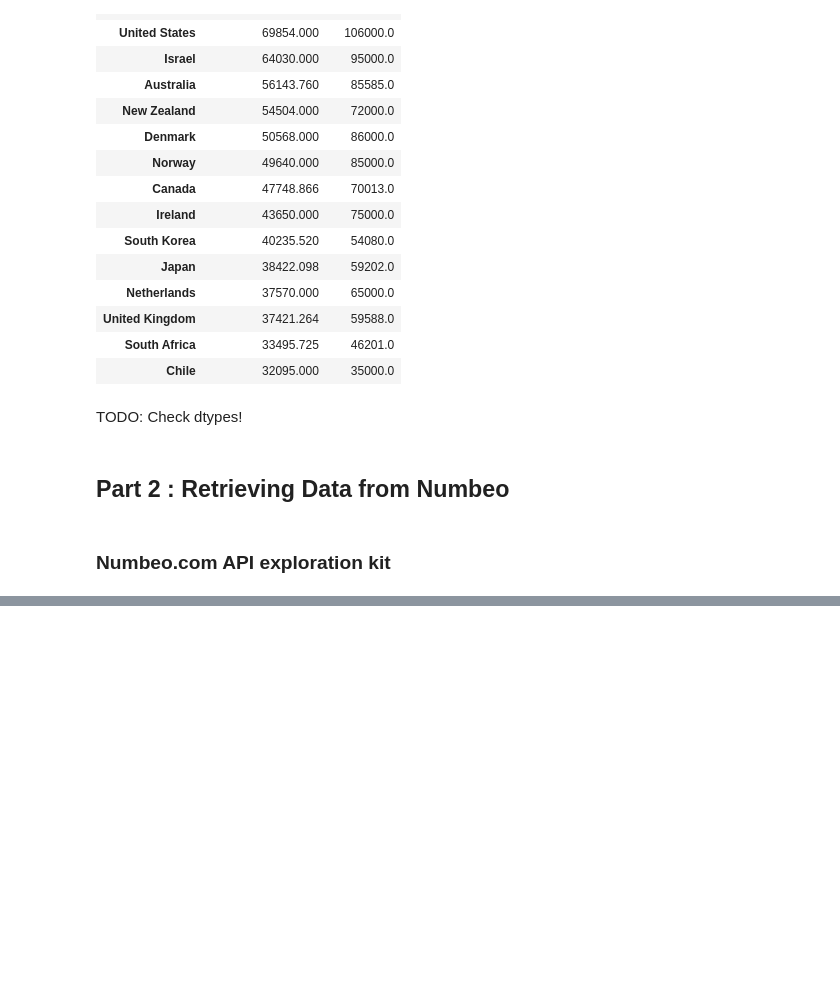
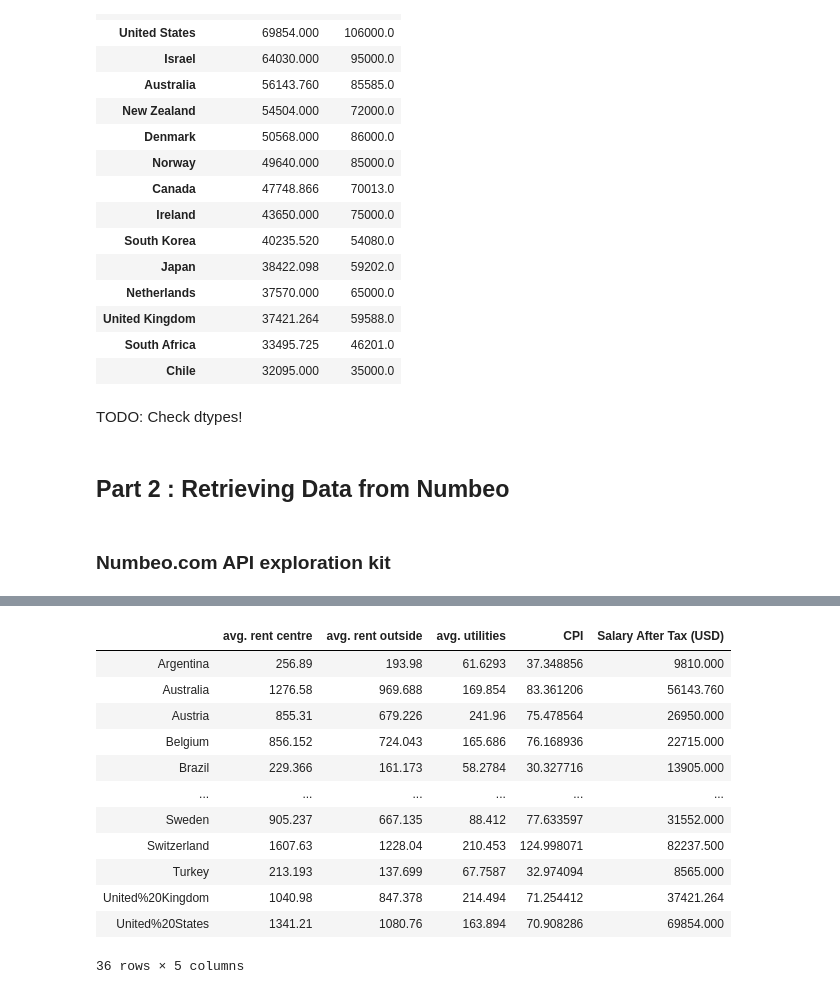
Before and after one commit to hendrikbaacke/Data-Madness, a Jupyter notebook: Income_and_Living_Prices__Data_Madness.ipynb, the cells around one changed output, grey strips where cells are left out. Saved outputs shown, nothing was run; the diff lists cells and outputs as text; code cells hidden in the pictures; blank space fills up the shorter version.

```diff
--- a/Income_and_Living_Prices__Data_Madness.ipynb
+++ b/Income_and_Living_Prices__Data_Madness.ipynb
@@ -854,0 +916,17 @@ Germany
+# %%
+df['Salary After Tax (USD)'] = taxed_sal
+df
+# %% [output]
+|  | avg. rent centre | avg. rent outside | avg. utilities | CPI | Salary After Tax (USD) |
+| Argentina | 256.89 | 193.98 | 61.6293 | 37.348856 | 9810.000 |
+| Australia | 1276.58 | 969.688 | 169.854 | 83.361206 | 56143.760 |
+| Austria | 855.31 | 679.226 | 241.96 | 75.478564 | 26950.000 |
+| Belgium | 856.152 | 724.043 | 165.686 | 76.168936 | 22715.000 |
+| Brazil | 229.366 | 161.173 | 58.2784 | 30.327716 | 13905.000 |
+| ... | ... | ... | ... | ... | ... |
+| Sweden | 905.237 | 667.135 | 88.412 | 77.633597 | 31552.000 |
+| Switzerland | 1607.63 | 1228.04 | 210.453 | 124.998071 | 82237.500 |
+| Turkey | 213.193 | 137.699 | 67.7587 | 32.974094 | 8565.000 |
+| United%20Kingdom | 1040.98 | 847.378 | 214.494 | 71.254412 | 37421.264 |
+| United%20States | 1341.21 | 1080.76 | 163.894 | 70.908286 | 69854.000 |
+36 rows × 5 columns
```
Also changed, not shown: parts of 20 cells of this notebook.
